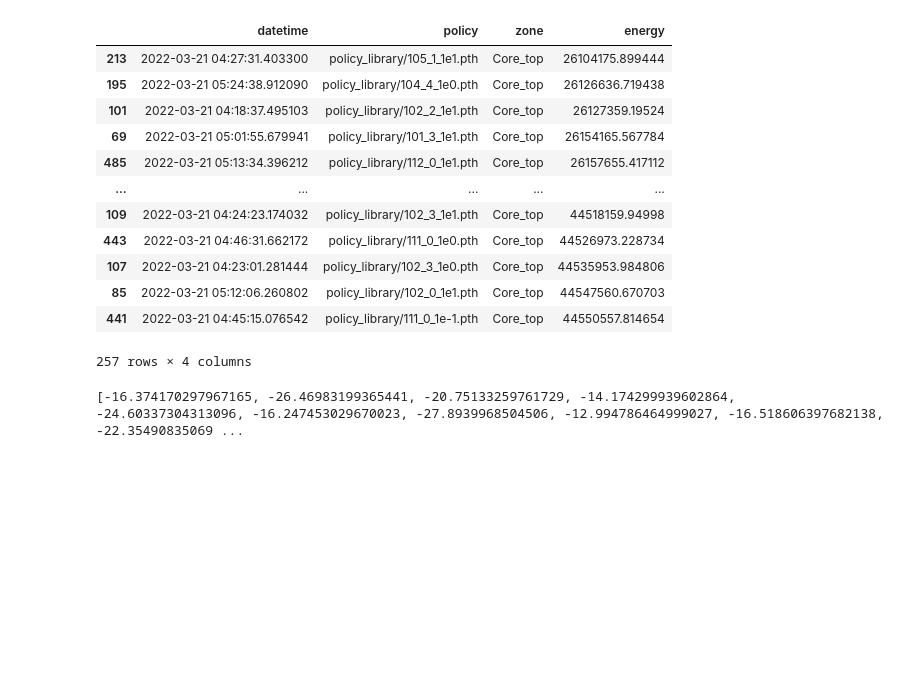
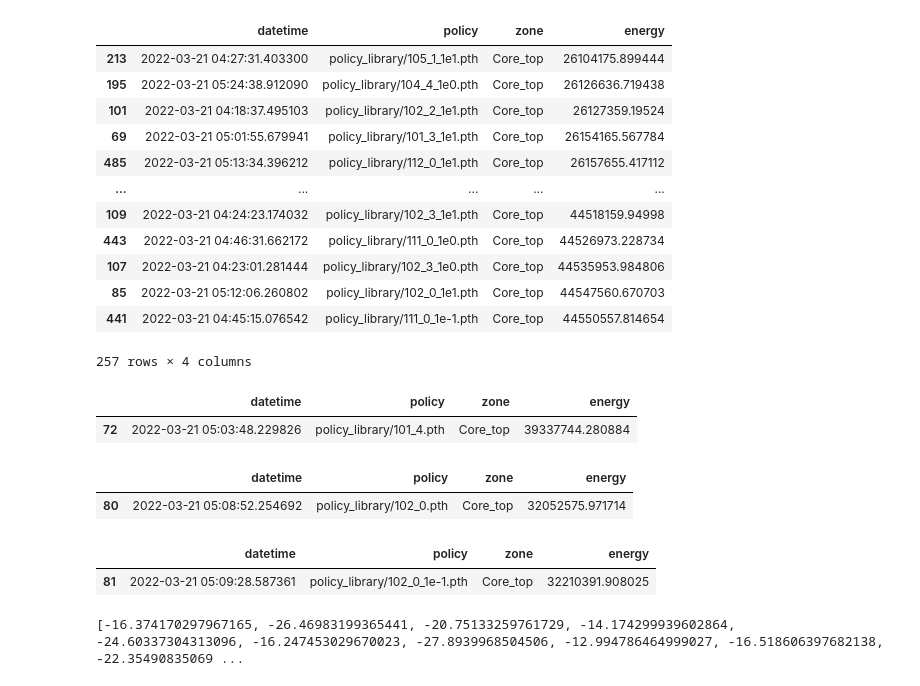
Before and after one commit to sustainable-computing/building-MARL, a Jupyter notebook: studies/UCB_PolicySelection_Analysis.ipynb, the cells around one changed output. Saved outputs shown, nothing was run; the diff lists cells and outputs as text; code cells hidden in the pictures; blank space fills up the shorter version.

```diff
--- a/studies/UCB_PolicySelection_Analysis.ipynb
+++ b/studies/UCB_PolicySelection_Analysis.ipynb
@@ -108,6 +120,21 @@ zone_eval_df
 | 85 | 2022-03-21 05:12:06.260802 | policy_library/102_0_1e1.pth | Core_top | 44547560.670703 |
 | 441 | 2022-03-21 04:45:15.076542 | policy_library/111_0_1e-1.pth | Core_top | 44550557.814654 |
 257 rows × 4 columns
+# %%
+zone_eval_df[zone_eval_df["policy"]=="policy_library/101_4.pth"]
+# %% [output]
+|  | datetime | policy | zone | energy |
+| 72 | 2022-03-21 05:03:48.229826 | policy_library/101_4.pth | Core_top | 39337744.280884 |
+# %%
+zone_eval_df[zone_eval_df["policy"]=="policy_library/102_0.pth"]
+# %% [output]
+|  | datetime | policy | zone | energy |
+| 80 | 2022-03-21 05:08:52.254692 | policy_library/102_0.pth | Core_top | 32052575.971714 |
+# %%
+zone_eval_df[zone_eval_df["policy"]=="policy_library/102_0_1e-1.pth"]
+# %% [output]
+|  | datetime | policy | zone | energy |
+| 81 | 2022-03-21 05:09:28.587361 | policy_library/102_0_1e-1.pth | Core_top | 32210391.908025 |
 # %%
 ucb_row_idx = core_top_q_vals_df["timestep"].values[-1]
 row = core_top_q_vals_df[core_top_q_vals_df["timestep"] == ucb_row_idx]
```
Also changed, not shown: parts of 1 cell of this notebook, 12 other files.
